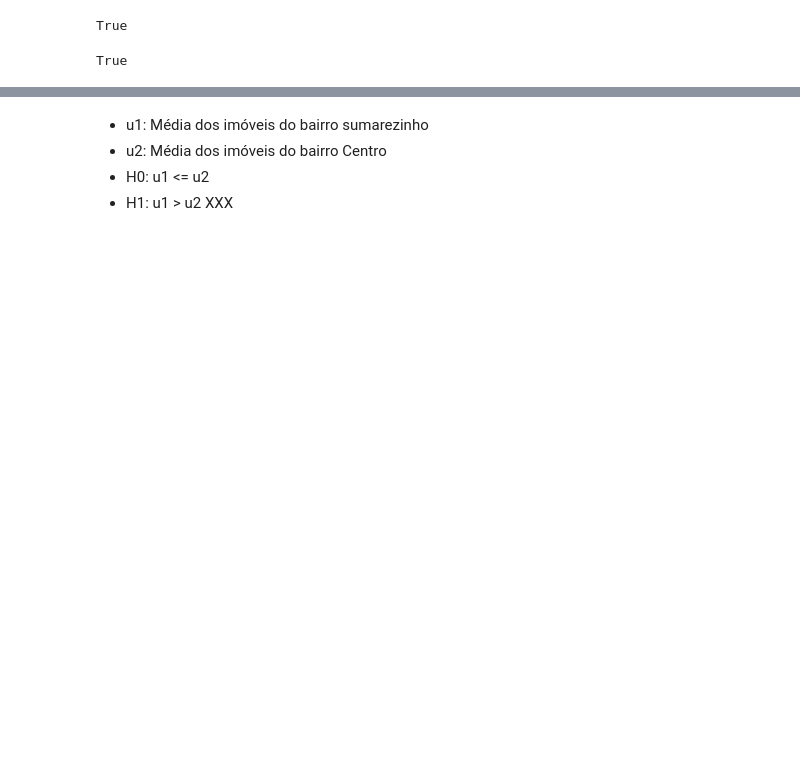
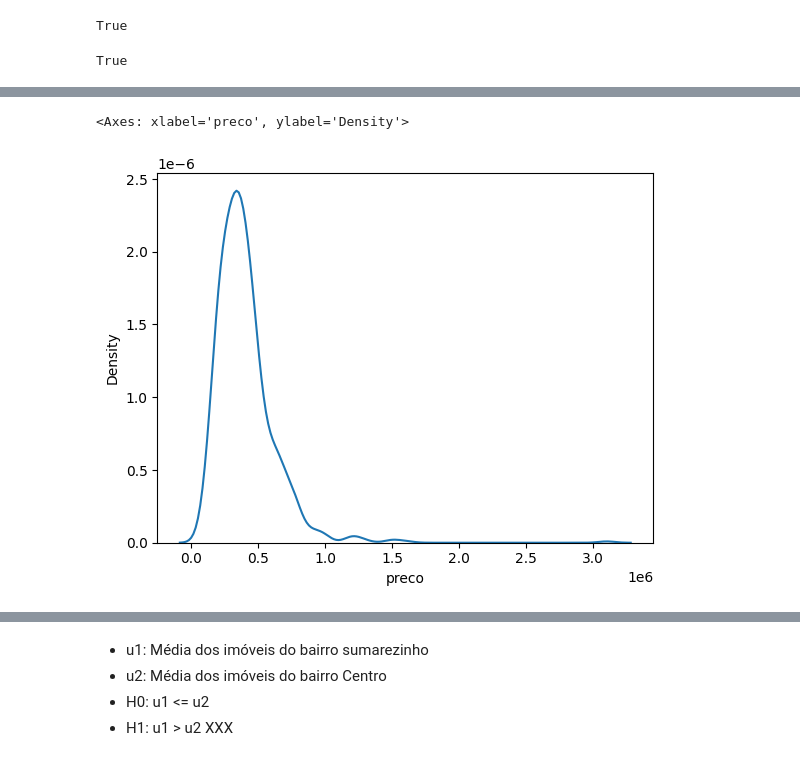
Before and after one commit to rodrigorocha1/extracao_viva_real_selenium, a Jupyter notebook: notebooks_exemplo/visualizacaov2.ipynb, the cells around one changed output, grey strips where cells are left out. Saved outputs shown, nothing was run; the diff lists cells and outputs as text; code cells hidden in the pictures; blank space fills up the shorter version.

```diff
--- a/notebooks_exemplo/visualizacaov2.ipynb
+++ b/notebooks_exemplo/visualizacaov2.ipynb
@@ -108,0 +133,5 @@ df_teste_normalidade.nlargest(10, columns=['desvio_padrao'])
+# %%
+sns.kdeplot(dados_centro, x='preco')
+# %% [output]
+<Axes: xlabel='preco', ylabel='Density'>
+[figure, added]
```
Also changed, not shown: parts of 25 cells of this notebook.
